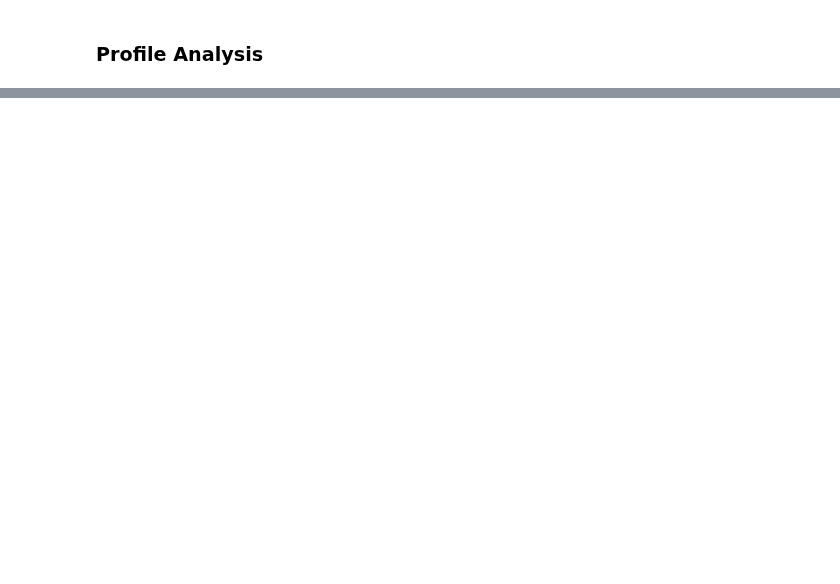
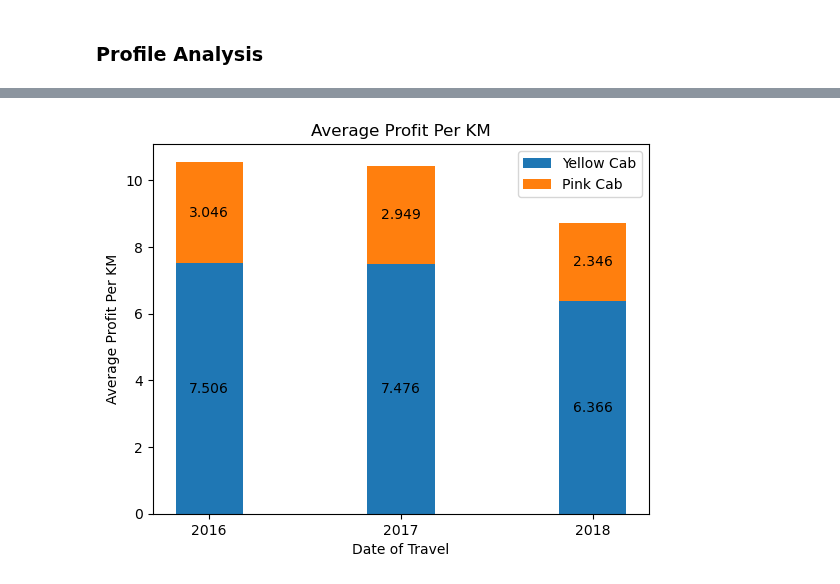
Before and after one commit to DataGlacier/DataSets, a Jupyter notebook: GangxinLi.ipynb, the cells around one changed output, grey strips where cells are left out. Drawn from its saved outputs; the diff is of its cells as text; code cells hidden in the pictures; blank space fills up the shorter version.

```diff
--- a/GangxinLi.ipynb
+++ b/GangxinLi.ipynb
@@ -109,0 +243,26 @@ Cab_Data.describe()
+# %%
+Labels = ['2016','2017','2018']
+Yellow1 = np.mean(Cab_Data[(Cab_Data['year']==2016) & (Cab_Data['Company']=='Yellow Cab')]['Average Profit Per KM'])
+Yellow2 = np.mean(Cab_Data[(Cab_Data['year']==2017) & (Cab_Data['Company']=='Yellow Cab')]['Average Profit Per KM'])
+Yellow3 = np.mean(Cab_Data[(Cab_Data['year']==2018) & (Cab_Data['Company']=='Yellow Cab')]['Average Profit Per KM'])
+Pink1 = np.mean(Cab_Data[(Cab_Data['year']==2016) & (Cab_Data['Company']=='Pink Cab')]['Average Profit Per KM'])
+Pink2 = np.mean(Cab_Data[(Cab_Data['year']==2017) & (Cab_Data['Company']=='Pink Cab')]['Average Profit Per KM'])
+Pink3 = np.mean(Cab_Data[(Cab_Data['year']==2018) & (Cab_Data['Company']=='Pink Cab')]['Average Profit Per KM'])
+Yellow = [Yellow1,Yellow2,Yellow3]
+Pink = [Pink1,Pink2,Pink3]
+
+fig, ax = plt.subplots()
+width = 0.35
+
+p1 = ax.bar(Labels, Yellow, width, label='Yellow Cab')
+p2 = ax.bar(Labels, Pink, width,bottom=Yellow,label='Pink Cab')
+
+ax.set_ylabel('Average Profit Per KM')
+ax.set_title('Average Profit Per KM')
+ax.set_xlabel('Date of Travel')
+ax.bar_label(p1, label_type='center',fmt='%.3f')
+ax.bar_label(p2, label_type='center',fmt='%.3f')
+ax.legend()
+plt.show()
+# %% [output]
+[figure, added]
```
Also changed, not shown: parts of 47 cells of this notebook.
